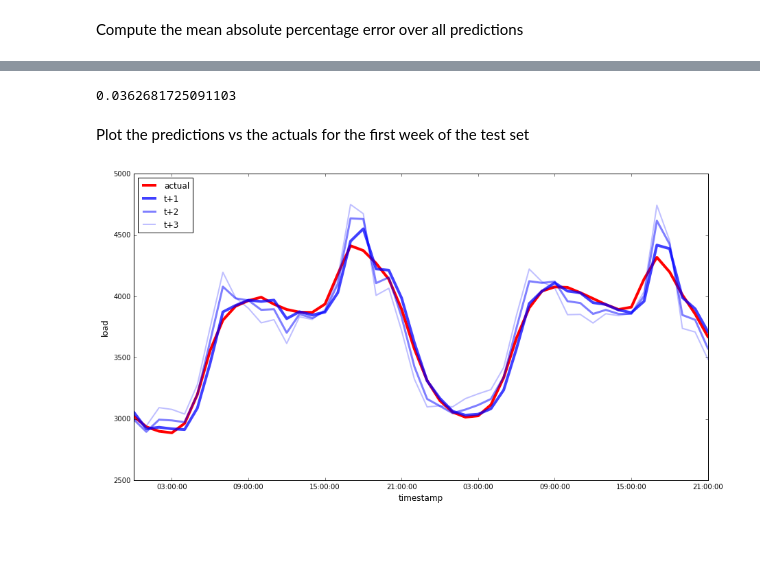
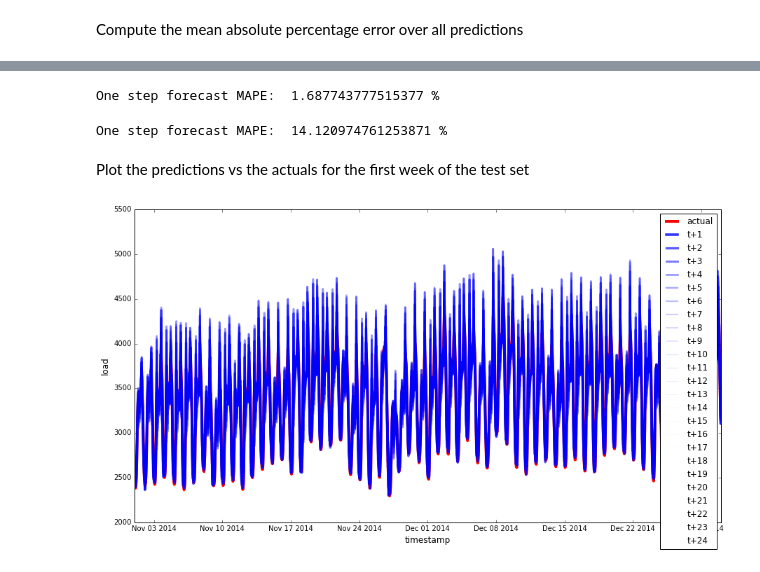
Before and after one commit to yijingchen/RNNForTimeSeriesForecastTutorial, a Jupyter notebook: 1_one_step_traditional_ts_arima.ipynb, the cells around one changed output, grey strips where cells are left out. Drawn from its saved outputs; the diff is of its cells as text; code cells hidden in the pictures; blank space fills up the shorter version.

```diff
--- a/1_one_step_traditional_ts_arima.ipynb
+++ b/1_one_step_traditional_ts_arima.ipynb
@@ -100,7 +92,7 @@ Our data preparation for the training set will involve the following steps:
 # %% [markdown]
 Create training set containing only the model features
 # %%
-train = energy.copy()[energy.index < test_start_dt][['load']]
+train = energy.copy()[(energy.index >= train_start_dt) & (energy.index < test_start_dt)][['load']]
 test = energy.copy()[energy.index >= test_start_dt][['load']]
 
 print(train.shape)
@@ -143,8 +135,8 @@ An ARIMA model can be created using the statsmodels library. In the next section
 2. The model is prepared on the training data by calling the fit() function.
 3. Predictions can be made by calling the forecast() function and specifying the number of steps (horizon) which to forecast
 # %%
-# Specify the number os steps to forecast ahead
-HORIZON = 3
+# Specify the number of steps to forecast ahead
+HORIZON = 3 if demo else 24
 # %% [markdown]
 Let’s look at an autocorrelation plot of the time series. The example below plots the autocorrelation for 48 lags in the time series.
 # %%
@@ -168,7 +160,7 @@ plt.show()
 Selecting the best parameters for an ARIMA model can be somewhat subjective and time intesive, so we'll leave it as an exercise to the user. We'll use a set of parameters we found work reasonably well through trial and error.
 # %%
 # fit model
-model_params = (5,1,0)
+model_params = (5,0,0)
 model = ARIMA(train, order=model_params)
 model_fit = model.fit(disp=0)
 print(model_fit.summary().tables[1])
@@ -247,6 +248,7 @@ test_ts = test_shifted
 history = [x for x in train_ts]
 predictions = list()
 
+model_params = (7,1,5)
 for t in range(test_ts.shape[0]):
     model = ARIMA(history, order=model_params)
     model_fit = model.fit(disp=0)
@@ -256,5 +258,5 @@ for t in range(test_ts.shape[0]):
     obs = list(test_ts.iloc[t])
     history.append(obs[0])
     print(test_ts.index[t])
-    print(t+1, ': predicted =', yhat, 'expected =', obs)
+    #print(t+1, ': predicted =', yhat, 'expected =', obs)
 # %% [output]
@@ -306,31 +320,35 @@ t+3   0.06
 Name: APE, dtype: float64
+# %%
+print('One step forecast MAPE: ', (mape(eval_df[eval_df['h'] == 't+1']['prediction'], eval_df[eval_df['h'] == 't+1']['actual']))*100, '%')
+# %% [output]
+One step forecast MAPE:  1.687743777515377 %
 # %%
-mape(eval_df['prediction'], eval_df['actual'])
+print('One step forecast MAPE: ', mape(eval_df['prediction'], eval_df['actual'])*100, '%')
 # %% [output]
-0.0362681725091103
+One step forecast MAPE:  14.120974761253871 %
 # %% [markdown]
 Plot the predictions vs the actuals for the first week of the test set
 # %%
 if(HORIZON == 1):
     ## Plotting single step forecast
     eval_df.plot(x='timestamp', y=['actual', 'prediction'], style=['r', 'b'], figsize=(15, 8))
 
 else:
     ## Plotting multi step forecast
     plot_df = eval_df[(eval_df.h=='t+1')][['timestamp', 'actual']]
     for t in range(1, HORIZON+1):
         plot_df['t+'+str(t)] = eval_df[(eval_df.h=='t+'+str(t))]['prediction'].values
 
     fig = plt.figure(figsize=(15, 8))
     ax = plt.plot(plot_df['timestamp'], plot_df['actual'], color='red', linewidth=4.0)
     ax = fig.add_subplot(111)
-    ax.plot(plot_df['timestamp'], plot_df['t+1'], color='blue', linewidth=4.0, alpha=0.75)
-    ax.plot(plot_df['timestamp'], plot_df['t+2'], color='blue', linewidth=3.0, alpha=0.5)
-    ax.plot(plot_df['timestamp'], plot_df['t+3'], color='blue', linewidth=2.0, alpha=0.25)
+    for t in range(1, HORIZON+1):
+        ax.plot(plot_df['timestamp'], plot_df['t+'+str(t)], color='blue', linewidth=4*math.pow(.9,t), alpha=math.pow(0.8,t))
+
     ax.legend(loc='best')
 
 plt.xlabel('timestamp', fontsize=12)
 plt.ylabel('load', fontsize=12)
 plt.show()
 # %% [output]
-[figure, old version]
+[figure, new version]
```
Also changed, not shown: parts of 17 cells of this notebook.
